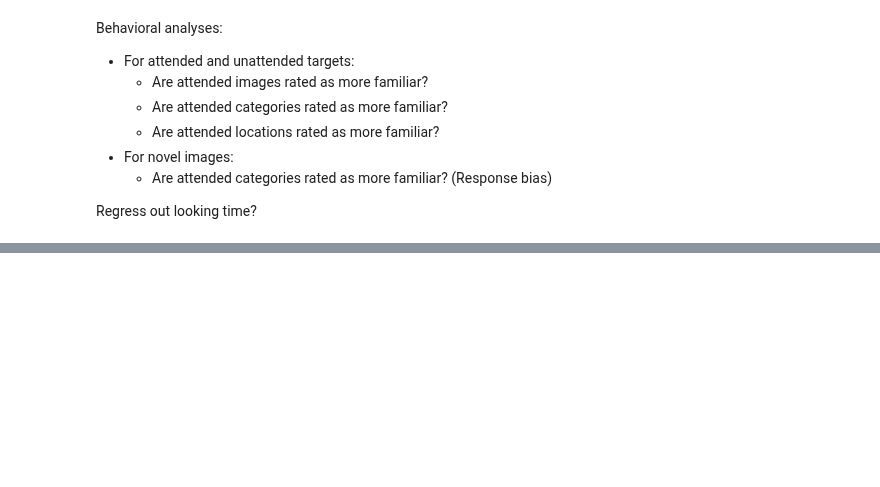
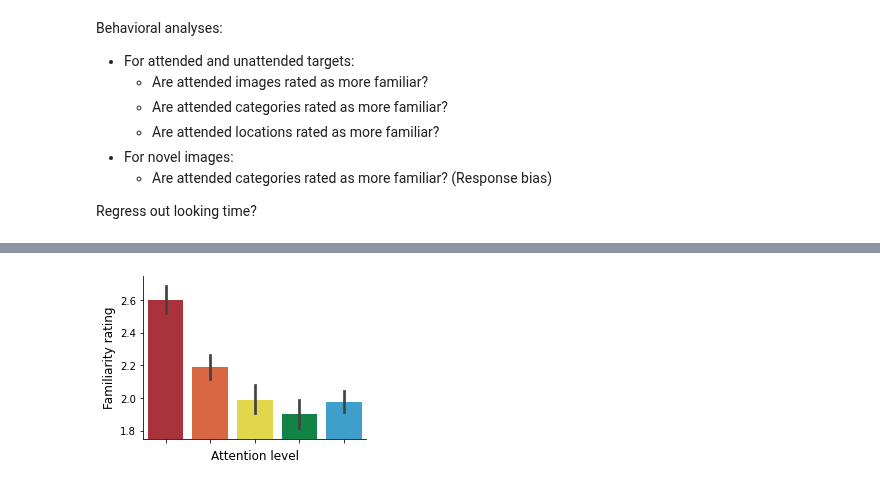
Before and after one commit to jeremymanning/attention-memory-task, a Jupyter notebook: code/data_loader.ipynb, the cells around one changed output, grey strips where cells are left out. Cells and saved outputs as stored; diff of their text form; code cells hidden in the pictures; blank space fills up the shorter version.

Commit message:
added some figures looking at gaze data, basic analyses of familiarity ratings by attention level

```diff
--- a/code/data_loader.ipynb
+++ b/code/data_loader.ipynb
@@ -498,0 +430,14 @@ sustained_behavioral
+# %%
+def image_finder(image, stimuli):
+    kind = 'Place' if image[:3] == 'sun' else 'Face'
+    cues = {k: stimuli[k].apply(lambda x: image in x) for k in ['Cued Face', 'Cued Place', 'Uncued Face', 'Uncued Place']}
+    matches = np.sum([v.values for v in cues.values()], axis=0).astype(bool)
+
+    if len(matches) > 0 and np.any(matches):
+        side = 'Left' if stimuli.loc[matches]['Cued Location'].values[0] == '<' else 'Right'
+        category = stimuli.loc[matches]['Cued Category'].values[0]
+    else:
+        side = None
+        category = None
+
+    return kind, cues, matches, side, category
@@ -498,0 +487,33 @@ sustained_behavioral
+# %%
+sustained_behavioral = add_behavioral_labels(sustained_behavioral)
+variable_behavioral = add_behavioral_labels(variable_behavioral)
+# %%
+attention_colors = {
+    'Attended': '#BE1E2D',
+    'Attended category': '#F15A29',
+    'Attended location': '#F9ED32',
+    'Unattended': '#009444',
+    'Novel': '#27AAE1',
+}
+# %%
+def plot_attention(df, fname=None, palette=attention_colors, **kwargs):
+    fig = plt.figure(figsize=(4, 3))
+    ax = plt.gca()
+
+    sns.barplot(data=df.query('`Trial Type` == "Memory"')[['Subject', 'Attention', 'Run', 'Familiarity Rating']].groupby(['Subject', 'Attention', 'Run']).mean().reset_index(),
+                   x='Attention', y='Familiarity Rating', order=['Attended', 'Attended category', 'Attended location', 'Unattended', 'Novel'], palette=palette, **kwargs);
+    ax.set_xlabel('Attention level', fontsize=12);
+    ax.set_ylabel('Familiarity rating', fontsize=12);
+    ax.set_xticklabels(['' for _ in range(len(ax.get_xticklabels()))]);
+    ax.set_ylim([1.75, 2.75])
+
+    sns.despine(top=True, right=True)
+
+    if fname is not None:
+        fig.savefig(os.path.join(figdir, fname + '.pdf'), bbox_inches='tight')
+
+    return fig
+# %%
+plot_attention(sustained_behavioral, fname='sustained_attention');
+# %% [output]
+[figure, added]
```
Also changed, not shown: parts of 16 cells of this notebook, 9 other files.
